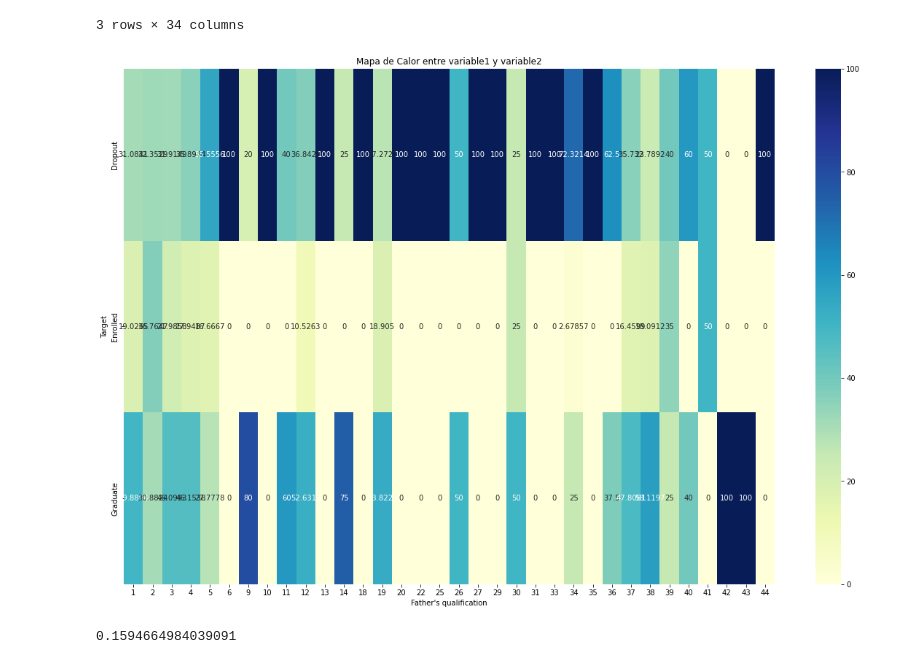
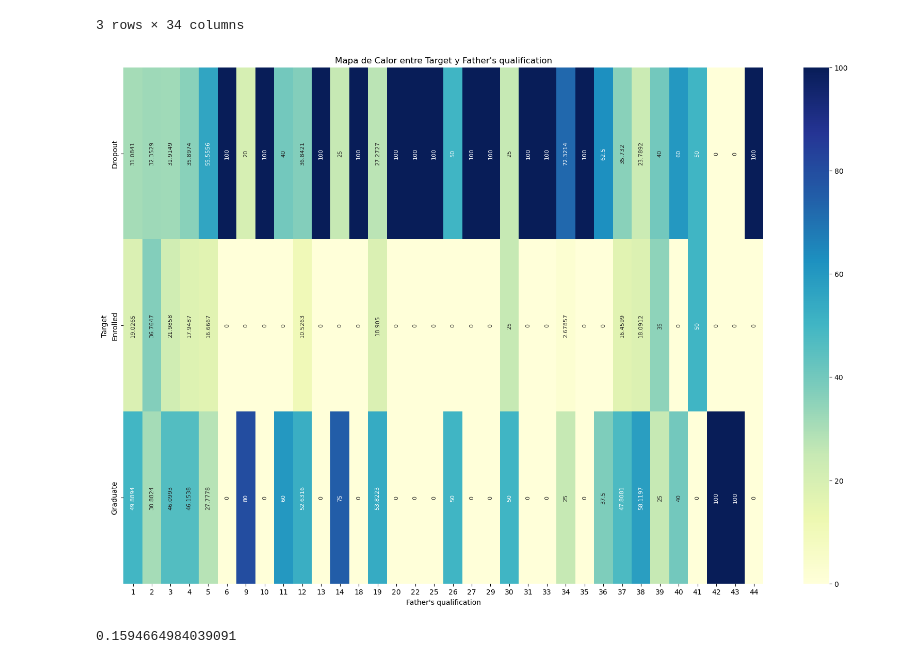
Before and after one commit to JeisonCamiloO/Proyecto-EDA, a Jupyter notebook: Exploracion Datos Proyecto.ipynb, the cells around one changed output. Drawn from its saved outputs; the diff is of its cells as text; code cells hidden in the pictures.

```diff
--- a/Exploracion Datos Proyecto.ipynb
+++ b/Exploracion Datos Proyecto.ipynb
@@ -216,11 +239,11 @@ normalized_by_column
 3 rows × 34 columns
 # %%
 plt.figure(figsize=(20, 13))
-sns.heatmap(normalized_by_column, annot=True, cmap="YlGnBu", fmt='g')
-plt.title('Mapa de Calor entre variable1 y variable2')
+sns.heatmap(normalized_by_column, annot=True, cmap="YlGnBu", fmt='g', annot_kws={"rotation": 90, "size": 8})
+plt.title("Mapa de Calor entre Target y Father's qualification")
 plt.show()
 # %% [output]
-[figure, old version]
+[figure, new version]
 # %%
 import pandas as pd
 from scipy.stats import chi2_contingency
```
Also changed, not shown: parts of 6 cells of this notebook, 1 other file.
